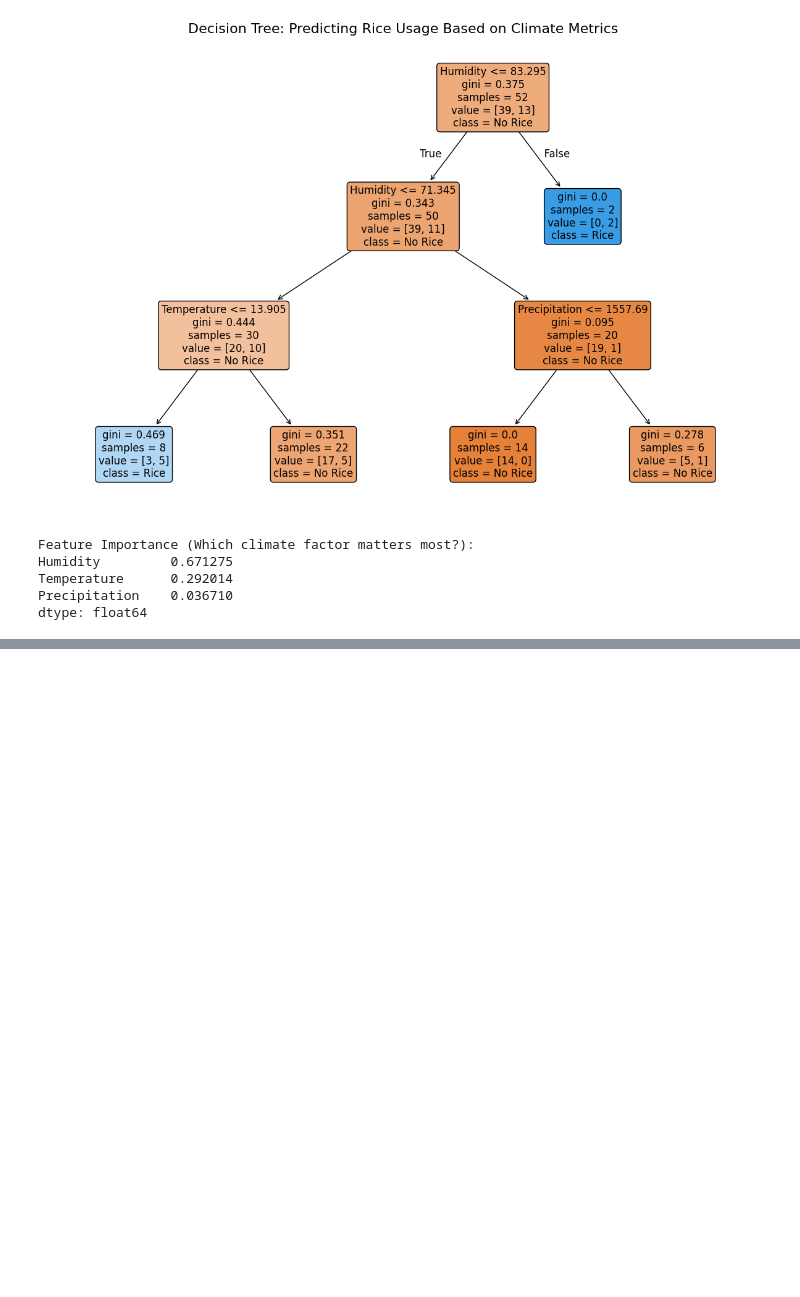
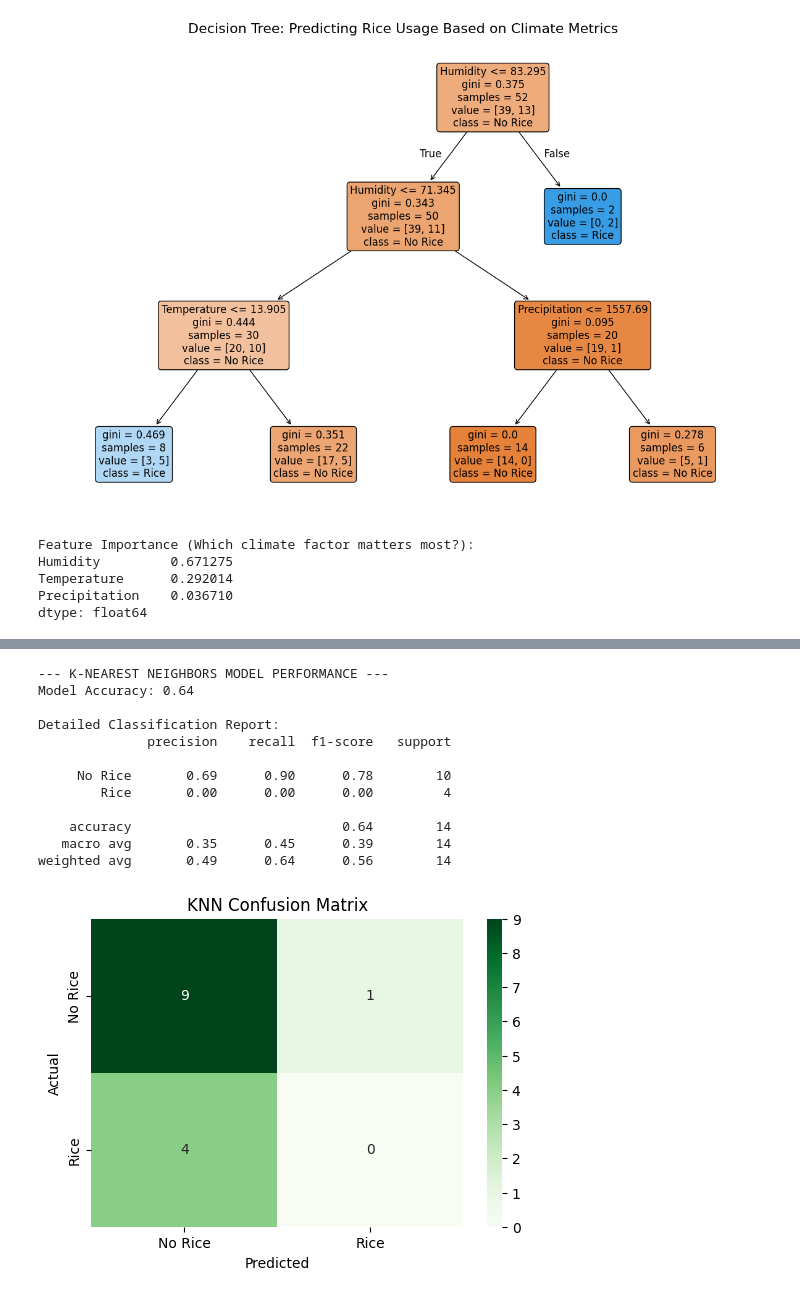
Before and after one commit to yagmurogetman/DSA210-Project, a Jupyter notebook: ML_Method.ipynb, the cells around one changed output, grey strips where cells are left out. Saved outputs shown, nothing was run; the diff lists cells and outputs as text; code cells hidden in the pictures; blank space fills up the shorter version.

```diff
--- a/ML_Method.ipynb
+++ b/ML_Method.ipynb
@@ -198,0 +277,66 @@ dtype: float64
+# %%
+from sklearn.neighbors import KNeighborsClassifier
+from sklearn.model_selection import train_test_split
+from sklearn.metrics import classification_report, accuracy_score, confusion_matrix
+from sklearn.preprocessing import StandardScaler
+import matplotlib.pyplot as plt
+import seaborn as sns
+
+# Step 1: Define Features and Target
+X_ml = df_processed[['Temperature', 'Humidity', 'Precipitation']]
+y_ml = df_processed['Rice']
+
+# Step 2: Train-Test Split
+X_train, X_test, y_train, y_test = train_test_split(
+    X_ml, y_ml, test_size=0.2, random_state=42
+)
+
+# Step 3: Scaling
+scaler = StandardScaler()
+X_train_scaled = scaler.fit_transform(X_train)
+X_test_scaled = scaler.transform(X_test)
+
+# Step 4: Train KNN Model
+knn_model = KNeighborsClassifier(n_neighbors=5)
+knn_model.fit(X_train_scaled, y_train)
+
+# Step 5: Prediction
+y_pred_knn = knn_model.predict(X_test_scaled)
+
+# Step 6: Performance
+print("--- K-NEAREST NEIGHBORS MODEL PERFORMANCE ---")
+print(f"Model Accuracy: {accuracy_score(y_test, y_pred_knn):.2f}")
+
+print("\nDetailed Classification Report:")
+print(classification_report(y_test, y_pred_knn, target_names=['No Rice', 'Rice']))
+
+# Step 7: Confusion Matrix
+cm_knn = confusion_matrix(y_test, y_pred_knn)
+
+plt.figure(figsize=(6, 4))
+sns.heatmap(
+    cm_knn,
+    annot=True,
+    fmt='d',
+    cmap='Greens',
+    xticklabels=['No Rice', 'Rice'],
+    yticklabels=['No Rice', 'Rice']
+)
+plt.title("KNN Confusion Matrix")
+plt.xlabel("Predicted")
+plt.ylabel("Actual")
+plt.show()
+# %% [output]
+--- K-NEAREST NEIGHBORS MODEL PERFORMANCE ---
+Model Accuracy: 0.64
+
+Detailed Classification Report:
+              precision    recall  f1-score   support
+
+     No Rice       0.69      0.90      0.78        10
+        Rice       0.00      0.00      0.00         4
+
+    accuracy                           0.64        14
+   macro avg       0.35      0.45      0.39        14
+weighted avg       0.49      0.64      0.56        14
+[figure, added]
```
Also changed, not shown: parts of 2 cells of this notebook.
